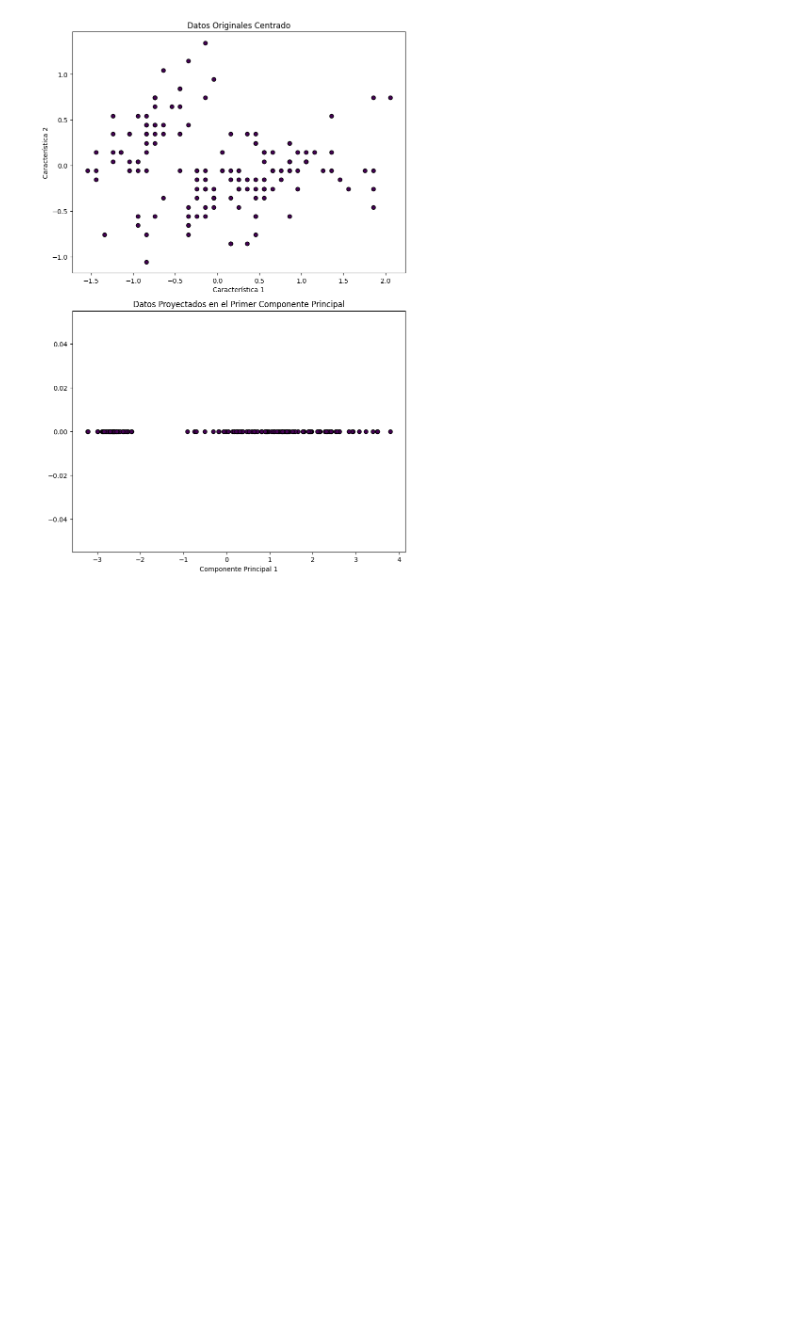
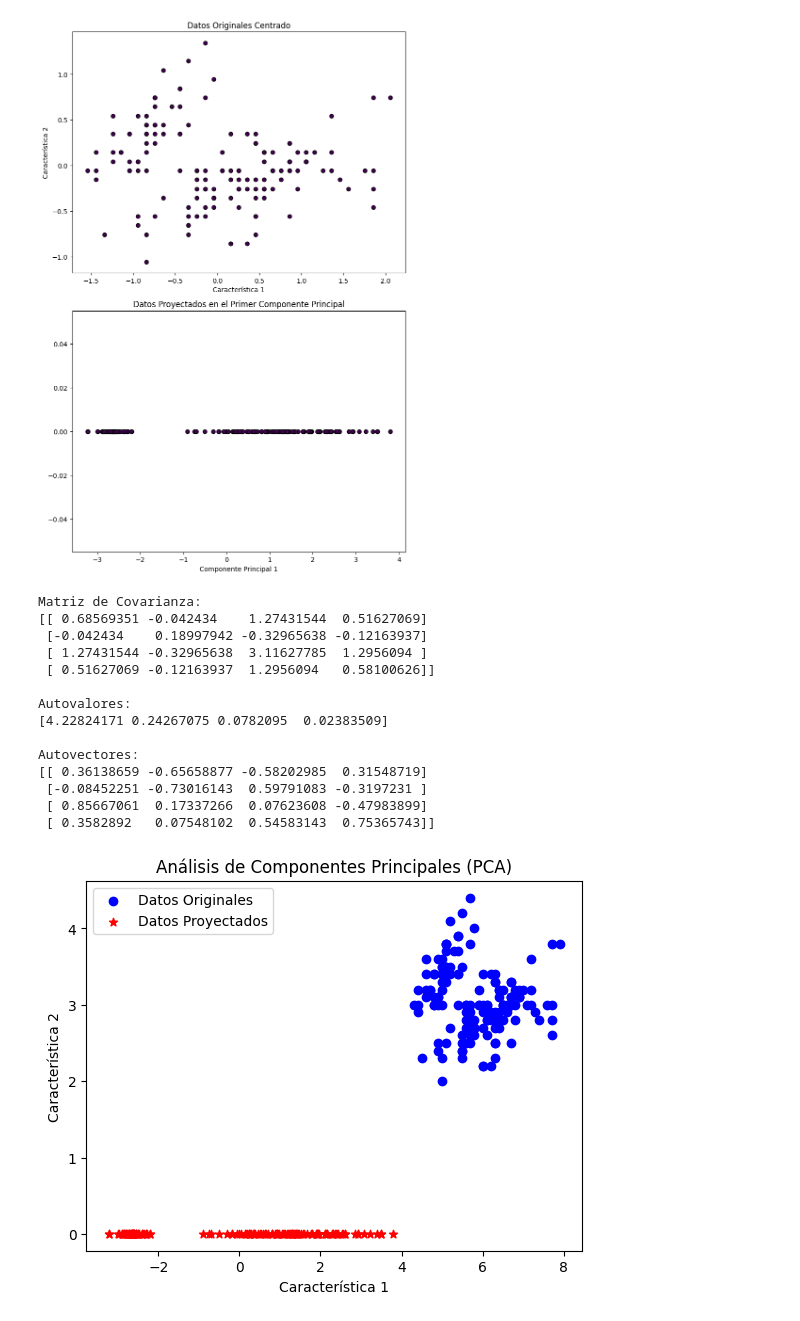
Before and after one commit to AbdielCC/PCD_practicas, a Jupyter notebook: practica_dim.ipynb, the cells around one changed output. Saved outputs shown, nothing was run; the diff lists cells and outputs as text; code cells hidden in the pictures; blank space fills up the shorter version.

```diff
--- a/practica_dim.ipynb
+++ b/practica_dim.ipynb
@@ -68,3 +68,71 @@ Autovectores:
  [ 0.85667061  0.17337266  0.07623608 -0.47983899]
  [ 0.3582892   0.07548102  0.54583143  0.75365743]]
 [figure]
+# %%
+import numpy as np
+import matplotlib.pyplot as plt
+import pandas as pd
+
+# Cargar el dataset Iris
+iris = pd.read_csv("C:/Users/Rulig/OneDrive/Escritorio/apps/progra/python/PCD/iris.csv")
+
+# Seleccionar las columnas necesarias
+# En este caso, utilizaremos las cuatro características numéricas de Iris
+x = iris['sepal_length']
+y = iris['sepal_width']
+z = iris['petal_length']
+w = iris['petal_width']
+
+# Combinar las columnas en una matriz
+datos = np.array([x, y, z, w])
+
+# Calcular la matriz de covarianza
+cov_matrix = np.cov(datos)
+print("Matriz de Covarianza:")
+print(cov_matrix)
+
+# Calcular los autovalores y autovectores de la matriz de covarianza
+valores, vectores = np.linalg.eig(cov_matrix)
+print("\nAutovalores:")
+print(valores)
+print("\nAutovectores:")
+print(vectores)
+
+# Proyectar los datos originales sobre el primer autovector
+datos_cent = datos - np.mean(datos, axis=1).reshape(-1, 1)
+proyeccion = np.dot(vectores[:, 0], datos_cent)
+
+# Mapear etiquetas a números para la gráfica
+etiquetas = iris['species']
+etiquetas_unicas = etiquetas.unique()
+etiquetas_map = {etiqueta: indice for indice, etiqueta in enumerate(etiquetas_unicas)}
+etiquetas_numericas = etiquetas.map(etiquetas_map)
+
+# Scatter plot de los datos originales
+plt.scatter(x, y, marker='o', color='blue', label='Datos Originales')
+
+# Scatter plot de los datos proyectados
+plt.scatter(proyeccion, np.zeros(len(proyeccion)), marker='*', color='red', label='Datos Proyectados')
+
+# Configuración del gráfico
+plt.xlabel('Característica 1')
+plt.ylabel('Característica 2')
+plt.legend()
+plt.title('Análisis de Componentes Principales (PCA)')
+plt.show()
+# %% [output]
+Matriz de Covarianza:
+[[ 0.68569351 -0.042434    1.27431544  0.51627069]
+ [-0.042434    0.18997942 -0.32965638 -0.12163937]
+ [ 1.27431544 -0.32965638  3.11627785  1.2956094 ]
+ [ 0.51627069 -0.12163937  1.2956094   0.58100626]]
+
+Autovalores:
+[4.22824171 0.24267075 0.0782095  0.02383509]
+
+Autovectores:
+[[ 0.36138659 -0.65658877 -0.58202985  0.31548719]
+ [-0.08452251 -0.73016143  0.59791083 -0.3197231 ]
+ [ 0.85667061  0.17337266  0.07623608 -0.47983899]
+ [ 0.3582892   0.07548102  0.54583143  0.75365743]]
+[figure, added]
```
